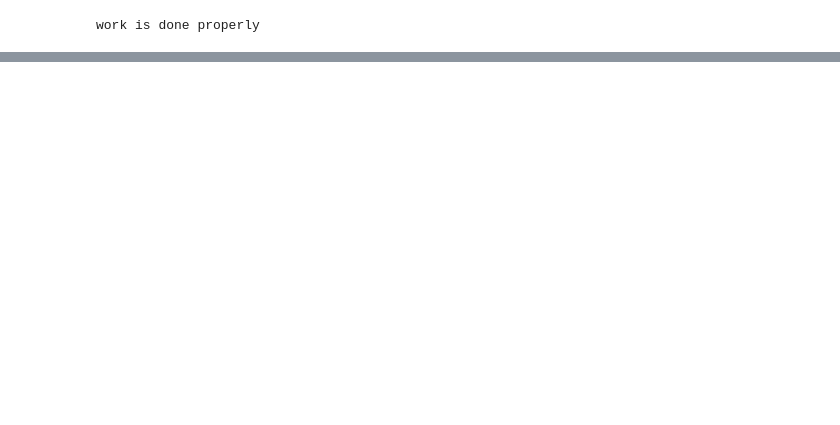
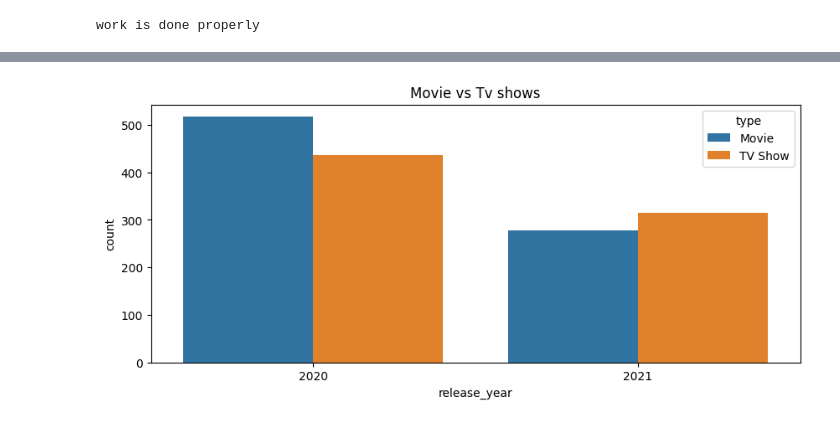
Before and after one commit to sruthikondapalli05/Netflix_Python_Project, a Jupyter notebook: netflix_project.ipynb, the cells around one changed output, grey strips where cells are left out. Saved outputs shown, nothing was run; the diff lists cells and outputs as text; code cells hidden in the pictures; blank space fills up the shorter version.

```diff
--- a/netflix_project.ipynb
+++ b/netflix_project.ipynb
@@ -460,0 +499,8 @@ work is done properly
+# %%
+import pandas as pd
+try:
+    df['date_added']=pd.to_datetime(df['date_added'],errors='coerce')
+    print("successful")
+except Exception as e:
+    print("not successful")
+    print(e)
@@ -460,0 +749,8 @@ work is done properly
+# %%
+recent=df[df['release_year']>2019]
+plt.figure(figsize=(10,4))
+sns.countplot(x='release_year',hue='type',data=recent)
+plt.title("Movie vs Tv shows")
+plt.show()
+# %% [output]
+[figure, added]
```
Also changed, not shown: parts of 41 cells of this notebook, 2 other files.
